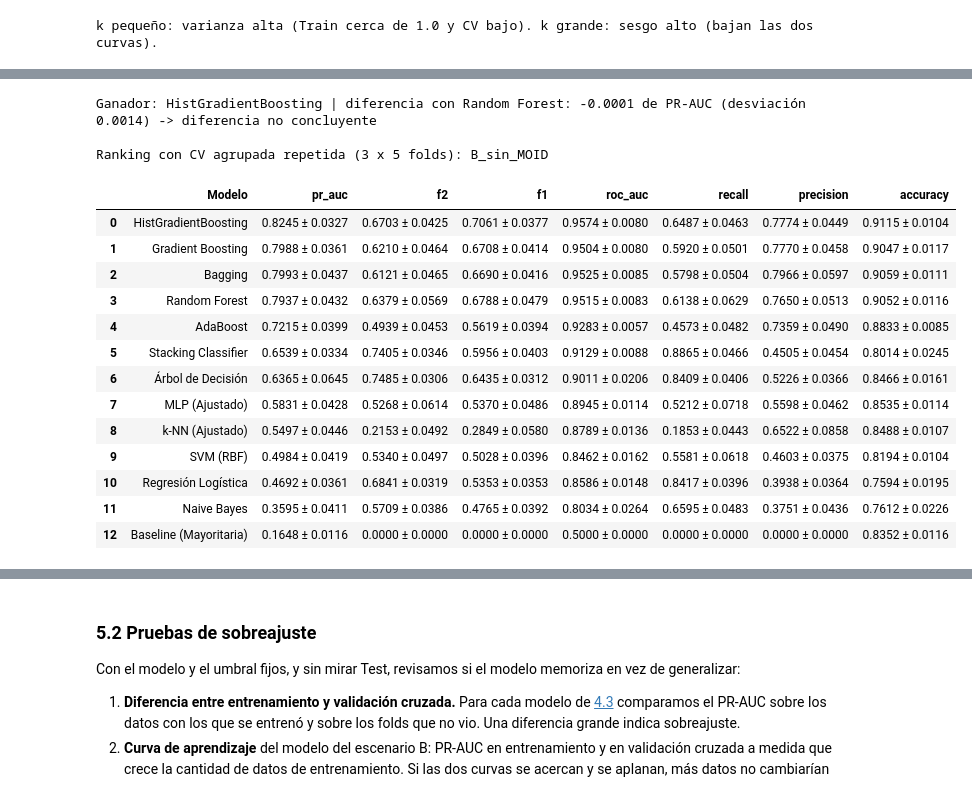
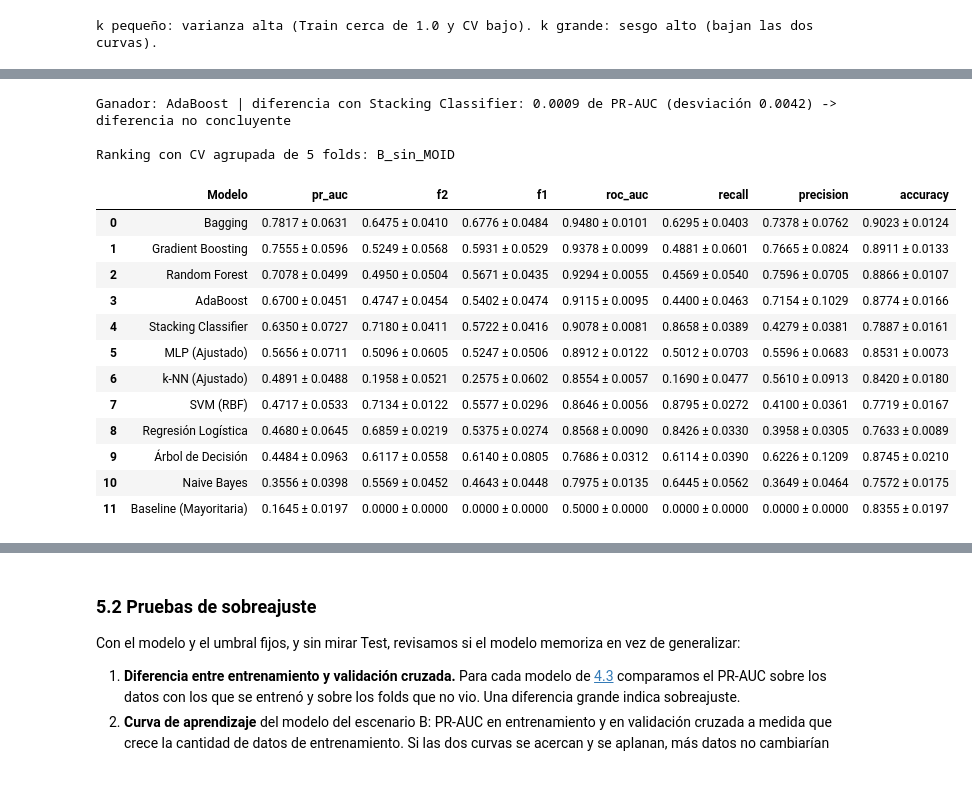
Before and after one commit to Gabrierh0h0/Rogelio, a Jupyter notebook: public/notebooks/pipeline_asteroides.ipynb, the cells around one changed output, grey strips where cells are left out. Cells and saved outputs as stored; diff of their text form; code cells hidden in the pictures.

```diff
--- a/public/notebooks/pipeline_asteroides.ipynb
+++ b/public/notebooks/pipeline_asteroides.ipynb
@@ -1145,23 +1069,33 @@ Una sola validación cruzada depende de cómo cayeron los asteroides en los fold
 
 **Cómo escogemos el ganador:** el mayor PR-AUC redondeado a 3 decimales; si hay empate, el mayor F2; y si sigue el empate, el de menor desviación (el más estable). Cuando la diferencia entre dos modelos es menor que su desviación estándar, la tomamos como no concluyente: el orden entre ellos podría cambiar con otros datos.
 # %%
-# 4.3 Comparación de los 13 clasificadores ajustados con validación cruzada agrupada repetida (3 semillas x 5 folds)
-SEMILLAS_CV = [SEED + 1, SEED + 2, SEED + 3]
-METRICAS_BENCH = ['pr_auc', 'f2', 'f1', 'roc_auc', 'recall', 'precision', 'accuracy']
+# 4.3 Los 12 clasificadores y su comparación con CV agrupada
+def construir_modelos() -> dict[str, Pipeline]:
+    """Los 12 clasificadores, cada uno dentro de su Pipeline."""
+    return {
+        'Baseline (Mayoritaria)': hacer_pipeline(DummyClassifier(strategy='most_frequent')),
+        'Regresión Logística': hacer_pipeline(LogisticRegression(class_weight='balanced', max_iter=5000, random_state=SEED), ESCALADOR),
+        'Naive Bayes': hacer_pipeline(GaussianNB(), ESCALADOR),
+        'k-NN (Ajustado)': clone(knn_grid.best_estimator_),
+        'SVM (RBF)': hacer_pipeline(SVC(kernel='rbf', class_weight='balanced', probability=True, random_state=SEED), ESCALADOR),
+        'Árbol de Decisión': hacer_pipeline(DecisionTreeClassifier(class_weight='balanced', random_state=SEED)),
+        'MLP (Ajustado)': clone(mlp_grid.best_estimator_),
+        'AdaBoost': hacer_pipeline(AdaBoostClassifier(n_estimators=100, random_state=SEED)),
+        'Bagging': hacer_pipeline(BaggingClassifier(n_estimators=100, random_state=SEED, n_jobs=1)),
+        'Random Forest': hacer_pipeline(RandomForestClassifier(n_estimators=200, class_weight='balanced', random_state=SEED, n_jobs=1)),
+        'Gradient Boosting': hacer_pipeline(GradientBoostingClassifier(random_state=SEED)),
+        'Stacking Classifier': hacer_pipeline(StackingClassifier(
+            estimators=[
+                ('tree', DecisionTreeClassifier(max_depth=5, class_weight='balanced', random_state=SEED)),
+                ('svm', SVC(class_weight='balanced', probability=True, random_state=SEED)),
+                ('mlp', MLPClassifier(hidden_layer_sizes=(32,), max_iter=1000, random_state=SEED))
+            ],
+            final_estimator=LogisticRegression(class_weight='balanced', max_iter=1000), cv=3, n_jobs=1
+        ), ESCALADOR)
+    }
 
 
-def cv_repetida(modelo: Pipeline, X_tr: pd.DataFrame) -> dict[str, list[float]]:
-    """Validación cruzada agrupada de 5 folds repetida con cada semilla de SEMILLAS_CV (incluye el PR-AUC en entrenamiento)."""
-    res: dict[str, list[float]] = {f'test_{m}': [] for m in METRICAS_BENCH}
-    res['train_pr_auc'] = []
-    for semilla in SEMILLAS_CV:
-        cv_s = StratifiedGroupKFold(n_splits=5, shuffle=True, random_state=semilla)
-        r = cross_validate(clone(modelo), X_tr, y_train_arr, groups=g_train_arr, cv=cv_s, scoring=SCORING, n_jobs=-1,
-                           return_train_score=True)
-        for m in METRICAS_BENCH:
-            res[f'test_{m}'].extend(r[f'test_{m}'])
-        res['train_pr_auc'].extend(r['train_pr_auc'])
-    return res
+METRICAS_BENCH = ['pr_auc', 'f2', 'f1', 'roc_auc', 'recall', 'precision', 'accuracy']
 
 
 def ordenar_ranking(df_r: pd.DataFrame) -> pd.DataFrame:
@@ -1171,12 +1105,14 @@ def ordenar_ranking(df_r: pd.DataFrame) -> pd.DataFrame:
                 .drop(columns='_pr').reset_index(drop=True))
 
 
+modelos_benchmark = construir_modelos()
 bench_results = []
 for esc in ESCENARIOS:
     X_tr = X_esc(esc, idx_train)
-    for nombre in CATALOGO:
-        res = cv_repetida(modelo_ajustado(esc, nombre), X_tr)
-        bench_results.append({'Escenario': esc, 'Modelo': nombre, **resumir_cv(res, METRICAS_BENCH),
+    for name, m_pipe in modelos_benchmark.items():
+        res = cross_validate(clone(m_pipe), X_tr, y_train_arr, groups=g_train_arr, cv=cv_5f, scoring=SCORING, n_jobs=-1,
+                             return_train_score=True)
+        bench_results.append({'Escenario': esc, 'Modelo': name, **resumir_cv(res, METRICAS_BENCH),
                               'train_pr_auc': float(np.mean(res['train_pr_auc']))})
 
 df_bench_all = pd.DataFrame(bench_results)
@@ -1193,7 +1129,7 @@ def formatear(df_r: pd.DataFrame) -> pd.DataFrame:
 
 for esc in ESCENARIOS:
     r = rankings[esc]
-    print(f'\nRanking con CV agrupada repetida (3 x 5 folds): {esc}')
+    print(f'\nRanking con CV agrupada de 5 folds: {esc}')
     display(formatear(r))
     primero, segundo = r.iloc[0], r.iloc[1]
     dif = primero['pr_auc'] - segundo['pr_auc']
@@ -1219,17 +1154,16 @@ Ranking con CV agrupada repetida (3 x 5 folds): A_completo
-Ganador: HistGradientBoosting | diferencia con Random Forest: -0.0001 de PR-AUC (desviación 0.0014) -> diferencia no concluyente
+Ganador: AdaBoost | diferencia con Stacking Classifier: 0.0009 de PR-AUC (desviación 0.0042) -> diferencia no concluyente
 
-Ranking con CV agrupada repetida (3 x 5 folds): B_sin_MOID
+Ranking con CV agrupada de 5 folds: B_sin_MOID
 |  | Modelo | pr_auc | f2 | f1 | roc_auc | recall | precision | accuracy |
-| 0 | HistGradientBoosting | 0.8245 ± 0.0327 | 0.6703 ± 0.0425 | 0.7061 ± 0.0377 | 0.9574 ± 0.0080 | 0.6487 ± 0.0463 | 0.7774 ± 0.0449 | 0.9115 ± 0.0104 |
-| 1 | Gradient Boosting | 0.7988 ± 0.0361 | 0.6210 ± 0.0464 | 0.6708 ± 0.0414 | 0.9504 ± 0.0080 | 0.5920 ± 0.0501 | 0.7770 ± 0.0458 | 0.9047 ± 0.0117 |
-| 2 | Bagging | 0.7993 ± 0.0437 | 0.6121 ± 0.0465 | 0.6690 ± 0.0416 | 0.9525 ± 0.0085 | 0.5798 ± 0.0504 | 0.7966 ± 0.0597 | 0.9059 ± 0.0111 |
-| 3 | Random Forest | 0.7937 ± 0.0432 | 0.6379 ± 0.0569 | 0.6788 ± 0.0479 | 0.9515 ± 0.0083 | 0.6138 ± 0.0629 | 0.7650 ± 0.0513 | 0.9052 ± 0.0116 |
-| 4 | AdaBoost | 0.7215 ± 0.0399 | 0.4939 ± 0.0453 | 0.5619 ± 0.0394 | 0.9283 ± 0.0057 | 0.4573 ± 0.0482 | 0.7359 ± 0.0490 | 0.8833 ± 0.0085 |
-| 5 | Stacking Classifier | 0.6539 ± 0.0334 | 0.7405 ± 0.0346 | 0.5956 ± 0.0403 | 0.9129 ± 0.0088 | 0.8865 ± 0.0466 | 0.4505 ± 0.0454 | 0.8014 ± 0.0245 |
-| 6 | Árbol de Decisión | 0.6365 ± 0.0645 | 0.7485 ± 0.0306 | 0.6435 ± 0.0312 | 0.9011 ± 0.0206 | 0.8409 ± 0.0406 | 0.5226 ± 0.0366 | 0.8466 ± 0.0161 |
-| 7 | MLP (Ajustado) | 0.5831 ± 0.0428 | 0.5268 ± 0.0614 | 0.5370 ± 0.0486 | 0.8945 ± 0.0114 | 0.5212 ± 0.0718 | 0.5598 ± 0.0462 | 0.8535 ± 0.0114 |
-| 8 | k-NN (Ajustado) | 0.5497 ± 0.0446 | 0.2153 ± 0.0492 | 0.2849 ± 0.0580 | 0.8789 ± 0.0136 | 0.1853 ± 0.0443 | 0.6522 ± 0.0858 | 0.8488 ± 0.0107 |
-| 9 | SVM (RBF) | 0.4984 ± 0.0419 | 0.5340 ± 0.0497 | 0.5028 ± 0.0396 | 0.8462 ± 0.0162 | 0.5581 ± 0.0618 | 0.4603 ± 0.0375 | 0.8194 ± 0.0104 |
-| 10 | Regresión Logística | 0.4692 ± 0.0361 | 0.6841 ± 0.0319 | 0.5353 ± 0.0353 | 0.8586 ± 0.0148 | 0.8417 ± 0.0396 | 0.3938 ± 0.0364 | 0.7594 ± 0.0195 |
-| 11 | Naive Bayes | 0.3595 ± 0.0411 | 0.5709 ± 0.0386 | 0.4765 ± 0.0392 | 0.8034 ± 0.0264 | 0.6595 ± 0.0483 | 0.3751 ± 0.0436 | 0.7612 ± 0.0226 |
-| 12 | Baseline (Mayoritaria) | 0.1648 ± 0.0116 | 0.0000 ± 0.0000 | 0.0000 ± 0.0000 | 0.5000 ± 0.0000 | 0.0000 ± 0.0000 | 0.0000 ± 0.0000 | 0.8352 ± 0.0116 |
+| 0 | Bagging | 0.7817 ± 0.0631 | 0.6475 ± 0.0410 | 0.6776 ± 0.0484 | 0.9480 ± 0.0101 | 0.6295 ± 0.0403 | 0.7378 ± 0.0762 | 0.9023 ± 0.0124 |
+| 1 | Gradient Boosting | 0.7555 ± 0.0596 | 0.5249 ± 0.0568 | 0.5931 ± 0.0529 | 0.9378 ± 0.0099 | 0.4881 ± 0.0601 | 0.7665 ± 0.0824 | 0.8911 ± 0.0133 |
+| 2 | Random Forest | 0.7078 ± 0.0499 | 0.4950 ± 0.0504 | 0.5671 ± 0.0435 | 0.9294 ± 0.0055 | 0.4569 ± 0.0540 | 0.7596 ± 0.0705 | 0.8866 ± 0.0107 |
+| 3 | AdaBoost | 0.6700 ± 0.0451 | 0.4747 ± 0.0454 | 0.5402 ± 0.0474 | 0.9115 ± 0.0095 | 0.4400 ± 0.0463 | 0.7154 ± 0.1029 | 0.8774 ± 0.0166 |
+| 4 | Stacking Classifier | 0.6350 ± 0.0727 | 0.7180 ± 0.0411 | 0.5722 ± 0.0416 | 0.9078 ± 0.0081 | 0.8658 ± 0.0389 | 0.4279 ± 0.0381 | 0.7887 ± 0.0161 |
+| 5 | MLP (Ajustado) | 0.5656 ± 0.0711 | 0.5096 ± 0.0605 | 0.5247 ± 0.0506 | 0.8912 ± 0.0122 | 0.5012 ± 0.0703 | 0.5596 ± 0.0683 | 0.8531 ± 0.0073 |
+| 6 | k-NN (Ajustado) | 0.4891 ± 0.0488 | 0.1958 ± 0.0521 | 0.2575 ± 0.0602 | 0.8554 ± 0.0057 | 0.1690 ± 0.0477 | 0.5610 ± 0.0913 | 0.8420 ± 0.0180 |
+| 7 | SVM (RBF) | 0.4717 ± 0.0533 | 0.7134 ± 0.0122 | 0.5577 ± 0.0296 | 0.8646 ± 0.0056 | 0.8795 ± 0.0272 | 0.4100 ± 0.0361 | 0.7719 ± 0.0167 |
+| 8 | Regresión Logística | 0.4680 ± 0.0645 | 0.6859 ± 0.0219 | 0.5375 ± 0.0274 | 0.8568 ± 0.0090 | 0.8426 ± 0.0330 | 0.3958 ± 0.0305 | 0.7633 ± 0.0089 |
+| 9 | Árbol de Decisión | 0.4484 ± 0.0963 | 0.6117 ± 0.0558 | 0.6140 ± 0.0805 | 0.7686 ± 0.0312 | 0.6114 ± 0.0390 | 0.6226 ± 0.1209 | 0.8745 ± 0.0210 |
+| 10 | Naive Bayes | 0.3556 ± 0.0398 | 0.5569 ± 0.0452 | 0.4643 ± 0.0448 | 0.7975 ± 0.0135 | 0.6445 ± 0.0562 | 0.3649 ± 0.0464 | 0.7572 ± 0.0175 |
+| 11 | Baseline (Mayoritaria) | 0.1645 ± 0.0197 | 0.0000 ± 0.0000 | 0.0000 ± 0.0000 | 0.5000 ± 0.0000 | 0.0000 ± 0.0000 | 0.0000 ± 0.0000 | 0.8355 ± 0.0197 |
```
Also changed, not shown: parts of 23 cells of this notebook, 18 other files.
